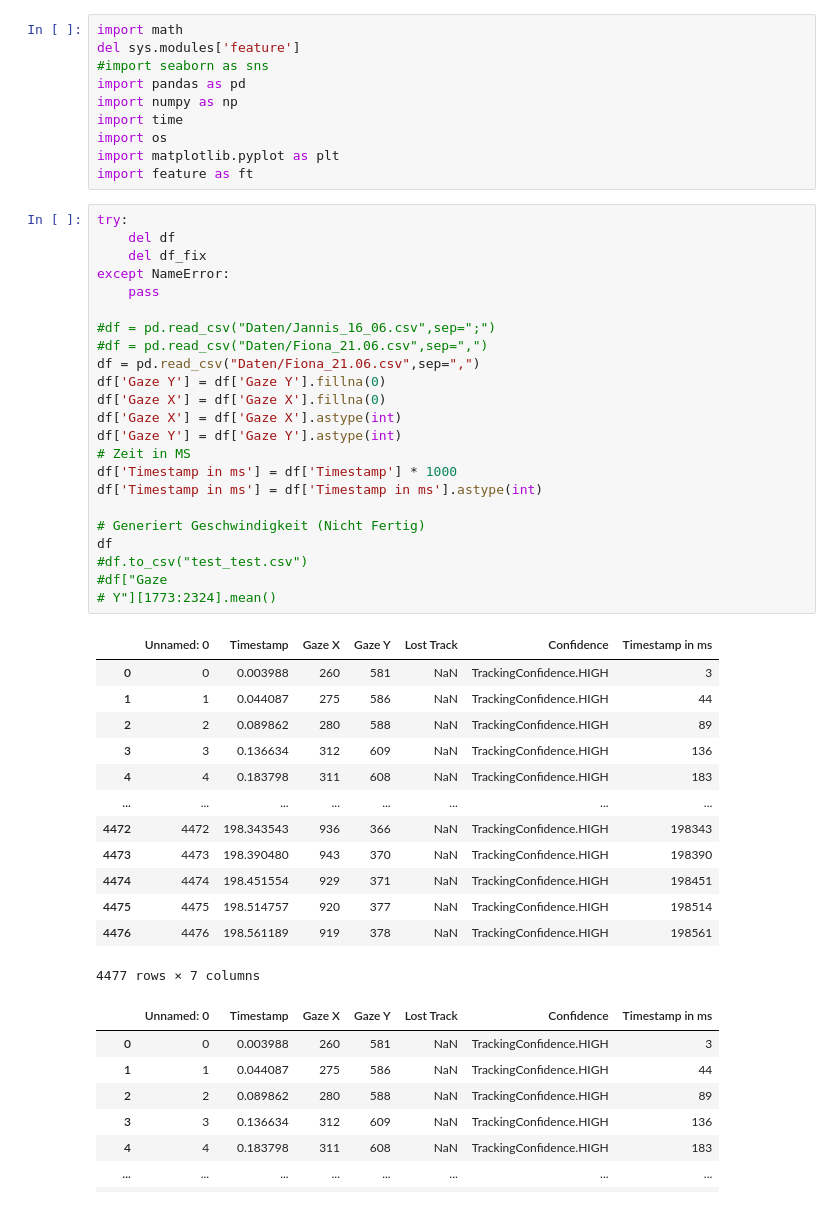
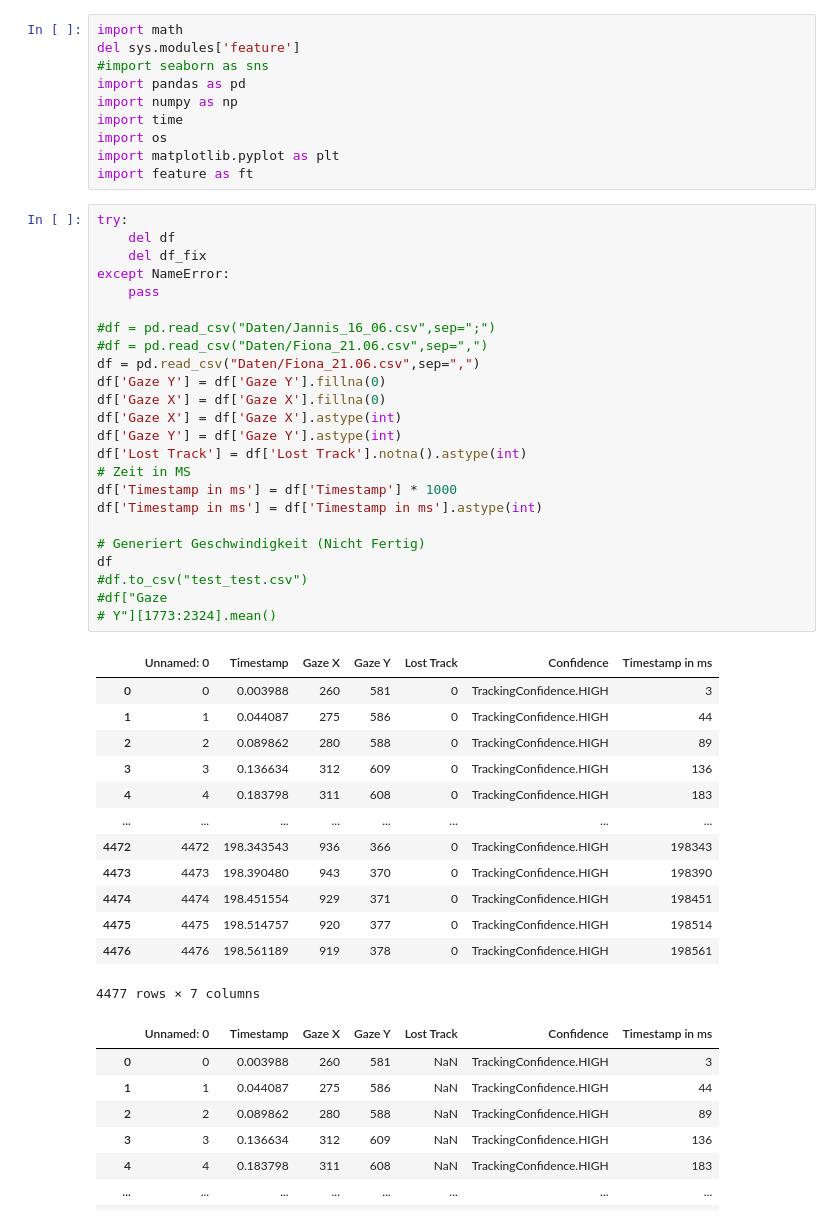
Before and after one commit to giannywise/Eyetracking, a Jupyter notebook: data_analysis.ipynb, the cells around one changed output. Drawn from its saved outputs; the diff is of its cells as text.

```diff
--- a/data_analysis.ipynb
+++ b/data_analysis.ipynb
@@ -11,39 +11,40 @@ import feature as ft
 # %%
 try:
     del df
     del df_fix
 except NameError:
     pass
 
 #df = pd.read_csv("Daten/Jannis_16_06.csv",sep=";")
 #df = pd.read_csv("Daten/Fiona_21.06.csv",sep=",")
 df = pd.read_csv("Daten/Fiona_21.06.csv",sep=",")
 df['Gaze Y'] = df['Gaze Y'].fillna(0)
 df['Gaze X'] = df['Gaze X'].fillna(0)
 df['Gaze X'] = df['Gaze X'].astype(int)
 df['Gaze Y'] = df['Gaze Y'].astype(int)
+df['Lost Track'] = df['Lost Track'].notna().astype(int)
 # Zeit in MS
 df['Timestamp in ms'] = df['Timestamp'] * 1000
 df['Timestamp in ms'] = df['Timestamp in ms'].astype(int)
 
 # Generiert Geschwindigkeit (Nicht Fertig)
 df
 #df.to_csv("test_test.csv")
 #df["Gaze
 # Y"][1773:2324].mean()
 # %% [output]
 |  | Unnamed: 0 | Timestamp | Gaze X | Gaze Y | Lost Track | Confidence | Timestamp in ms |
-| 0 | 0 | 0.003988 | 260 | 581 | NaN | TrackingConfidence.HIGH | 3 |
-| 1 | 1 | 0.044087 | 275 | 586 | NaN | TrackingConfidence.HIGH | 44 |
-| 2 | 2 | 0.089862 | 280 | 588 | NaN | TrackingConfidence.HIGH | 89 |
-| 3 | 3 | 0.136634 | 312 | 609 | NaN | TrackingConfidence.HIGH | 136 |
-| 4 | 4 | 0.183798 | 311 | 608 | NaN | TrackingConfidence.HIGH | 183 |
+| 0 | 0 | 0.003988 | 260 | 581 | 0 | TrackingConfidence.HIGH | 3 |
+| 1 | 1 | 0.044087 | 275 | 586 | 0 | TrackingConfidence.HIGH | 44 |
+| 2 | 2 | 0.089862 | 280 | 588 | 0 | TrackingConfidence.HIGH | 89 |
+| 3 | 3 | 0.136634 | 312 | 609 | 0 | TrackingConfidence.HIGH | 136 |
+| 4 | 4 | 0.183798 | 311 | 608 | 0 | TrackingConfidence.HIGH | 183 |
 | ... | ... | ... | ... | ... | ... | ... | ... |
-| 4472 | 4472 | 198.343543 | 936 | 366 | NaN | TrackingConfidence.HIGH | 198343 |
-| 4473 | 4473 | 198.390480 | 943 | 370 | NaN | TrackingConfidence.HIGH | 198390 |
-| 4474 | 4474 | 198.451554 | 929 | 371 | NaN | TrackingConfidence.HIGH | 198451 |
-| 4475 | 4475 | 198.514757 | 920 | 377 | NaN | TrackingConfidence.HIGH | 198514 |
-| 4476 | 4476 | 198.561189 | 919 | 378 | NaN | TrackingConfidence.HIGH | 198561 |
+| 4472 | 4472 | 198.343543 | 936 | 366 | 0 | TrackingConfidence.HIGH | 198343 |
+| 4473 | 4473 | 198.390480 | 943 | 370 | 0 | TrackingConfidence.HIGH | 198390 |
+| 4474 | 4474 | 198.451554 | 929 | 371 | 0 | TrackingConfidence.HIGH | 198451 |
+| 4475 | 4475 | 198.514757 | 920 | 377 | 0 | TrackingConfidence.HIGH | 198514 |
+| 4476 | 4476 | 198.561189 | 919 | 378 | 0 | TrackingConfidence.HIGH | 198561 |
 4477 rows × 7 columns
 # %%
 # %% [output]
```
Also changed, not shown: parts of 12 cells of this notebook, 3 other files.
